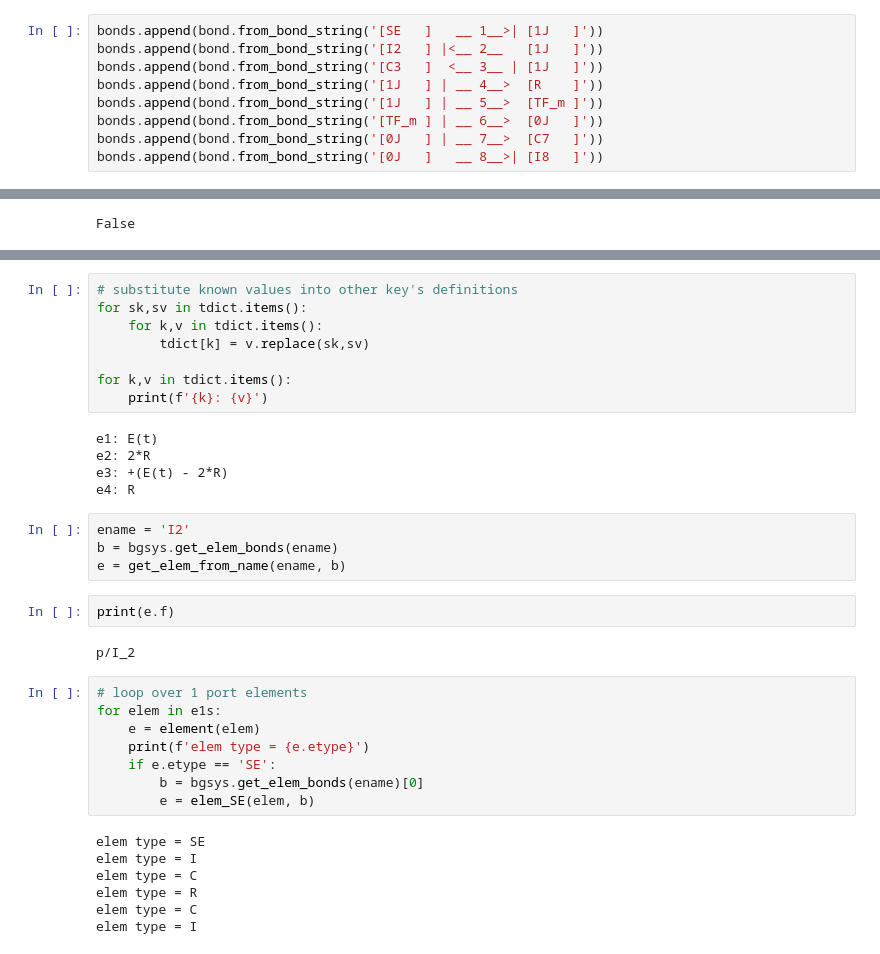
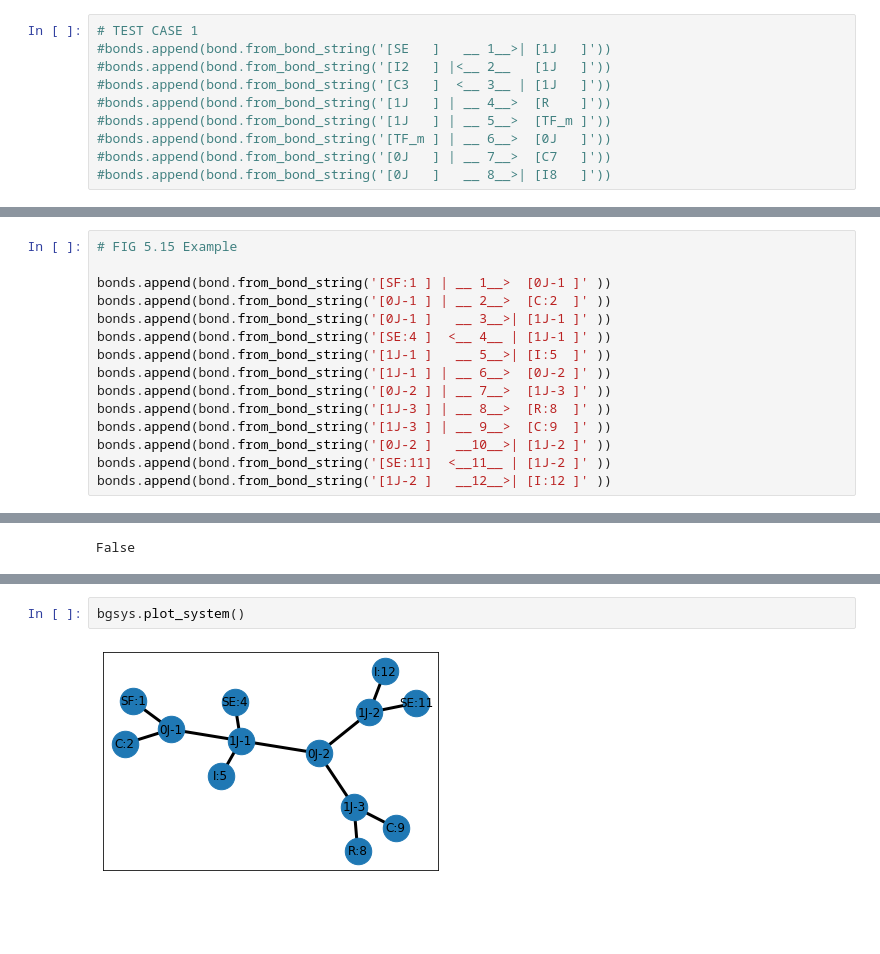
Before and after one commit to aflynt/bond_graphs, a Jupyter notebook: bond_calc.ipynb, the cells around one changed output, grey strips where cells are left out. Drawn from its saved outputs; the diff is of its cells as text; blank space fills up the shorter version.

```diff
--- a/bond_calc.ipynb
+++ b/bond_calc.ipynb
@@ -5,11 +5,12 @@ bgsys = system([])
 # %%
 bonds = []
 # %%
-bonds.append(bond.from_bond_string('[SE   ]   __ 1__>| [1J   ]'))
-bonds.append(bond.from_bond_string('[I2   ] |<__ 2__   [1J   ]'))
-bonds.append(bond.from_bond_string('[C3   ]  <__ 3__ | [1J   ]'))
-bonds.append(bond.from_bond_string('[1J   ] | __ 4__>  [R    ]'))
-bonds.append(bond.from_bond_string('[1J   ] | __ 5__>  [TF_m ]'))
-bonds.append(bond.from_bond_string('[TF_m ] | __ 6__>  [0J   ]'))
-bonds.append(bond.from_bond_string('[0J   ] | __ 7__>  [C7   ]'))
-bonds.append(bond.from_bond_string('[0J   ]   __ 8__>| [I8   ]'))
+# TEST CASE 1
+#bonds.append(bond.from_bond_string('[SE   ]   __ 1__>| [1J   ]'))
+#bonds.append(bond.from_bond_string('[I2   ] |<__ 2__   [1J   ]'))
+#bonds.append(bond.from_bond_string('[C3   ]  <__ 3__ | [1J   ]'))
+#bonds.append(bond.from_bond_string('[1J   ] | __ 4__>  [R    ]'))
+#bonds.append(bond.from_bond_string('[1J   ] | __ 5__>  [TF_m ]'))
+#bonds.append(bond.from_bond_string('[TF_m ] | __ 6__>  [0J   ]'))
+#bonds.append(bond.from_bond_string('[0J   ] | __ 7__>  [C7   ]'))
+#bonds.append(bond.from_bond_string('[0J   ]   __ 8__>| [I8   ]'))
@@ -16 +23,16 @@ bonds.append(bond.from_bond_string('[0J   ]   __ 8__>| [I8   ]'))
+# %%
+# FIG 5.15 Example
+
+bonds.append(bond.from_bond_string('[SF:1 ] | __ 1__>  [0J-1 ]' ))
+bonds.append(bond.from_bond_string('[0J-1 ] | __ 2__>  [C:2  ]' ))
+bonds.append(bond.from_bond_string('[0J-1 ]   __ 3__>| [1J-1 ]' ))
+bonds.append(bond.from_bond_string('[SE:4 ]  <__ 4__ | [1J-1 ]' ))
+bonds.append(bond.from_bond_string('[1J-1 ]   __ 5__>| [I:5  ]' ))
+bonds.append(bond.from_bond_string('[1J-1 ] | __ 6__>  [0J-2 ]' ))
+bonds.append(bond.from_bond_string('[0J-2 ] | __ 7__>  [1J-3 ]' ))
+bonds.append(bond.from_bond_string('[1J-3 ] | __ 8__>  [R:8  ]' ))
+bonds.append(bond.from_bond_string('[1J-3 ] | __ 9__>  [C:9  ]' ))
+bonds.append(bond.from_bond_string('[0J-2 ]   __10__>| [1J-2 ]' ))
+bonds.append(bond.from_bond_string('[SE:11]  <__11__ | [1J-2 ]' ))
+bonds.append(bond.from_bond_string('[1J-2 ]   __12__>| [I:12 ]' ))
 # %%
@@ -230,39 +282,7 @@ tdict = {
-# %%
-# substitute known values into other key's definitions
-for sk,sv in tdict.items():
-    for k,v in tdict.items():
-        tdict[k] = v.replace(sk,sv)
-
-for k,v in tdict.items():
-    print(f'{k}: {v}')
-# %% [output]
-e1: E(t)
-e2: 2*R
-e3: +(E(t) - 2*R)
-e4: R
-# %%
-ename = 'I2'
-b = bgsys.get_elem_bonds(ename)
-e = get_elem_from_name(ename, b)
-# %%
-print(e.f)
-# %% [output]
-p/I_2
-# %%
-# loop over 1 port elements
-for elem in e1s:
-    e = element(elem)
-    print(f'elem type = {e.etype}')
-    if e.etype == 'SE':
-        b = bgsys.get_elem_bonds(ename)[0]
-        e = elem_SE(elem, b)
-# %% [output]
-elem type = SE
-elem type = I
-elem type = C
-elem type = R
-elem type = C
-elem type = I
+# %%
+bgsys.plot_system()
+# %% [output]
+[figure, added]
 # %%
 bond = bonds[1]
 bs  = bond.__str__()
```
Also changed, not shown: parts of 46 cells of this notebook, 2 other files.
